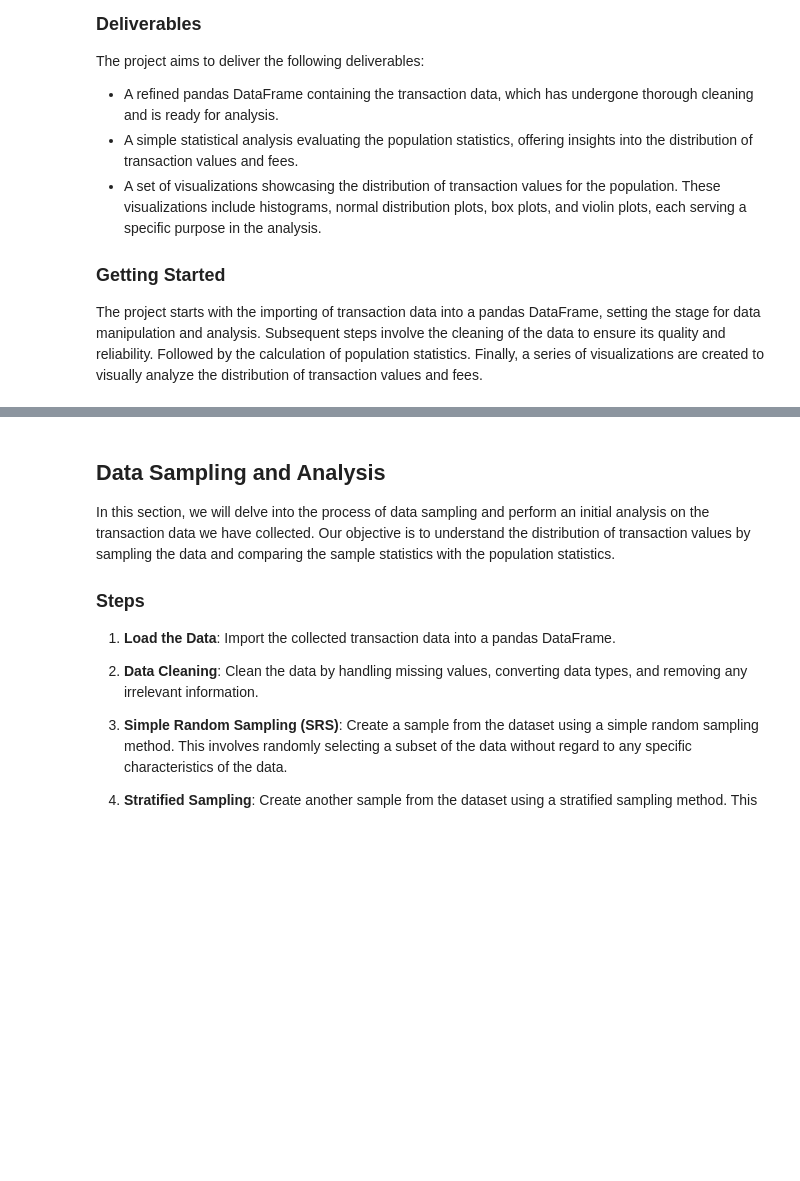
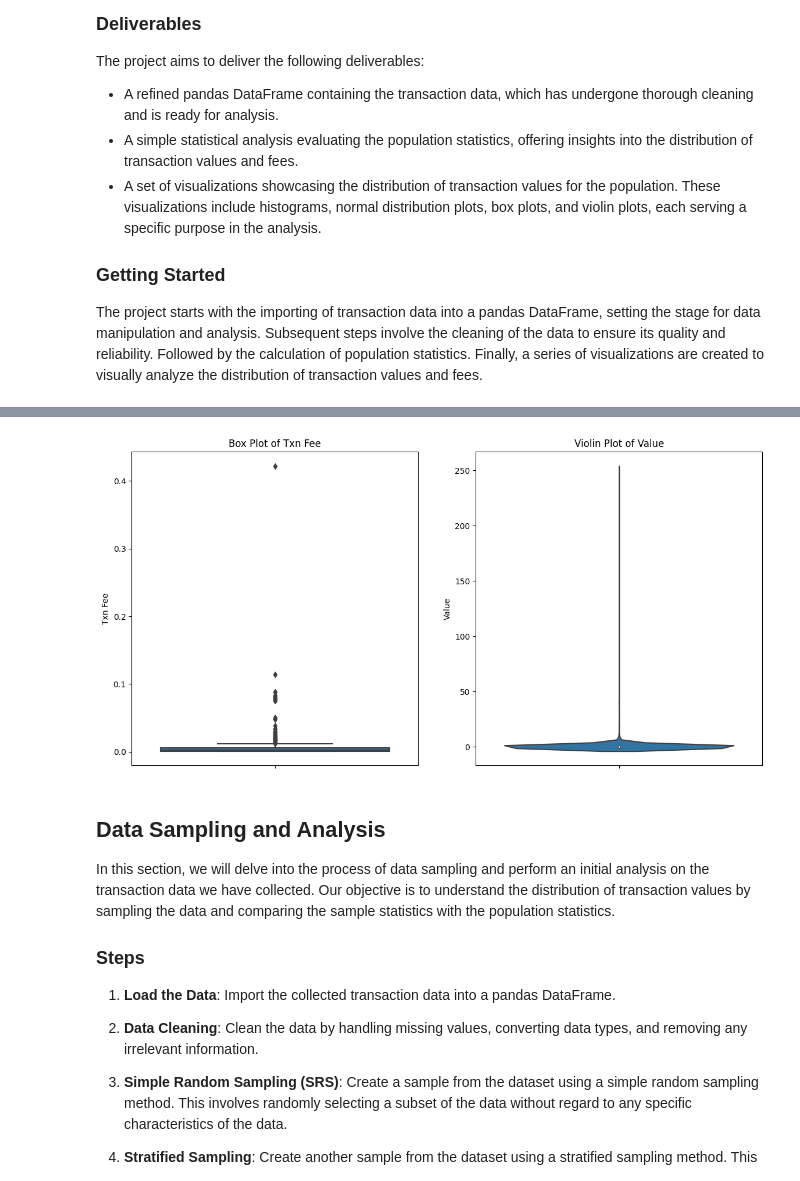
Before and after one commit to F102M8/data_science-CA0-1, a Jupyter notebook: CA0.ipynb, the cells around one changed output, grey strips where cells are left out. Cells and saved outputs as stored; diff of their text form; code cells hidden in the pictures; blank space fills up the shorter version.

Commit message:
data analysis done on whole population

```diff
--- a/CA0.ipynb
+++ b/CA0.ipynb
@@ -229,3 +285,16 @@ AttributeError: 'str' object has no attribute 'str'
+# %%
+plt.figure(figsize=(14, 7))
+plt.subplot(1, 2, 1)
+sns.boxplot(data=filtered_df, y='Txn Fee')
+plt.title('Box Plot of Txn Fee')
+
+plt.subplot(1, 2, 2)
+sns.violinplot(data=filtered_df, y='Value')
+plt.title('Violin Plot of Value')
+
+plt.show()
+# %% [output]
+[figure, added]
 # %% [markdown]
 ## Data Sampling and Analysis
 
```
Also changed, not shown: parts of 6 cells of this notebook.
